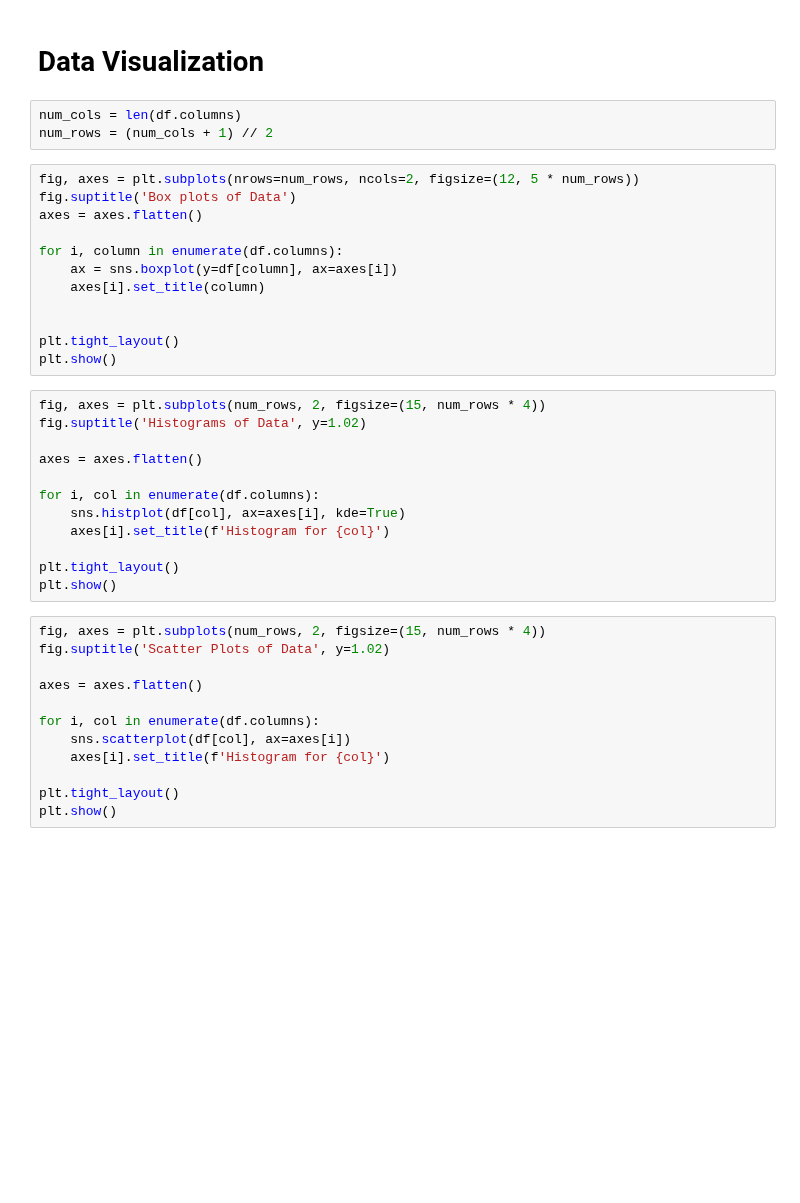
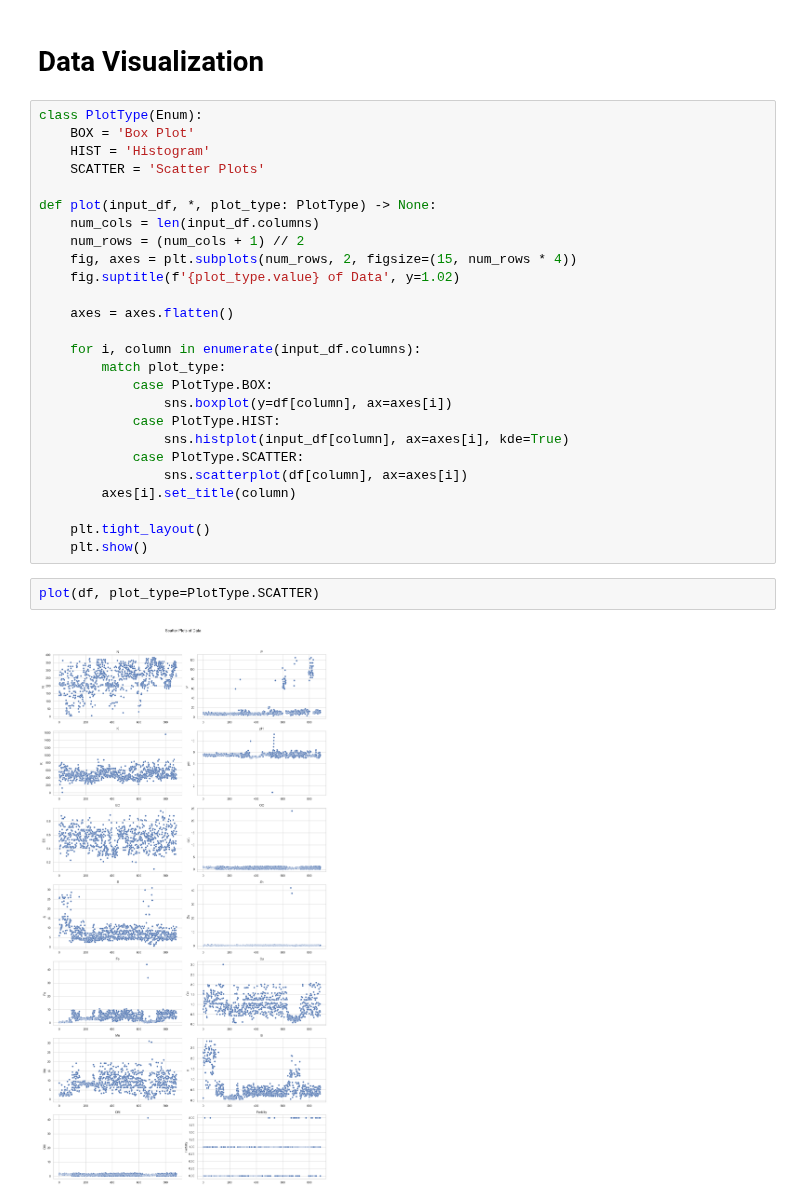
Before and after one commit to Mounir-charef/data_mining, a Jupyter notebook: notebooks/data_exploration.ipynb, the cells around one changed output. Drawn from its saved outputs; the diff is of its cells as text; blank space fills up the shorter version.

```diff
--- a/notebooks/data_exploration.ipynb
+++ b/notebooks/data_exploration.ipynb
@@ -175,41 +300,32 @@ df.describe()
 # %% [markdown]
 # Data Visualization
-# %%
-num_cols = len(df.columns)
-num_rows = (num_cols + 1) // 2
 # %%
-fig, axes = plt.subplots(nrows=num_rows, ncols=2, figsize=(12, 5 * num_rows))
-fig.suptitle('Box plots of Data')
-axes = axes.flatten()
+class PlotType(Enum):
+    BOX = 'Box Plot'
+    HIST = 'Histogram'
+    SCATTER = 'Scatter Plots'
 
-for i, column in enumerate(df.columns):
-    ax = sns.boxplot(y=df[column], ax=axes[i])
-    axes[i].set_title(column)
+def plot(input_df, *, plot_type: PlotType) -> None:
+    num_cols = len(input_df.columns)
+    num_rows = (num_cols + 1) // 2
+    fig, axes = plt.subplots(num_rows, 2, figsize=(15, num_rows * 4))
+    fig.suptitle(f'{plot_type.value} of Data', y=1.02)
 
+    axes = axes.flatten()
 
-plt.tight_layout()
-plt.show()
+    for i, column in enumerate(input_df.columns):
+        match plot_type:
+            case PlotType.BOX:
+                sns.boxplot(y=df[column], ax=axes[i])
+            case PlotType.HIST:
+                sns.histplot(input_df[column], ax=axes[i], kde=True)
+            case PlotType.SCATTER:
+                sns.scatterplot(df[column], ax=axes[i])
+        axes[i].set_title(column)
+
+    plt.tight_layout()
+    plt.show()
-# %%
-fig, axes = plt.subplots(num_rows, 2, figsize=(15, num_rows * 4))
-fig.suptitle('Histograms of Data', y=1.02)
-
-axes = axes.flatten()
-
-for i, col in enumerate(df.columns):
-    sns.histplot(df[col], ax=axes[i], kde=True)
-    axes[i].set_title(f'Histogram for {col}')
-
-plt.tight_layout()
-plt.show()
-# %%
-fig, axes = plt.subplots(num_rows, 2, figsize=(15, num_rows * 4))
-fig.suptitle('Scatter Plots of Data', y=1.02)
-
-axes = axes.flatten()
-
-for i, col in enumerate(df.columns):
-    sns.scatterplot(df[col], ax=axes[i])
-    axes[i].set_title(f'Histogram for {col}')
-
-plt.tight_layout()
-plt.show()
+# %%
+plot(df, plot_type=PlotType.SCATTER)
+# %% [output]
+[figure, added]
```
Also changed, not shown: parts of 16 cells of this notebook.
